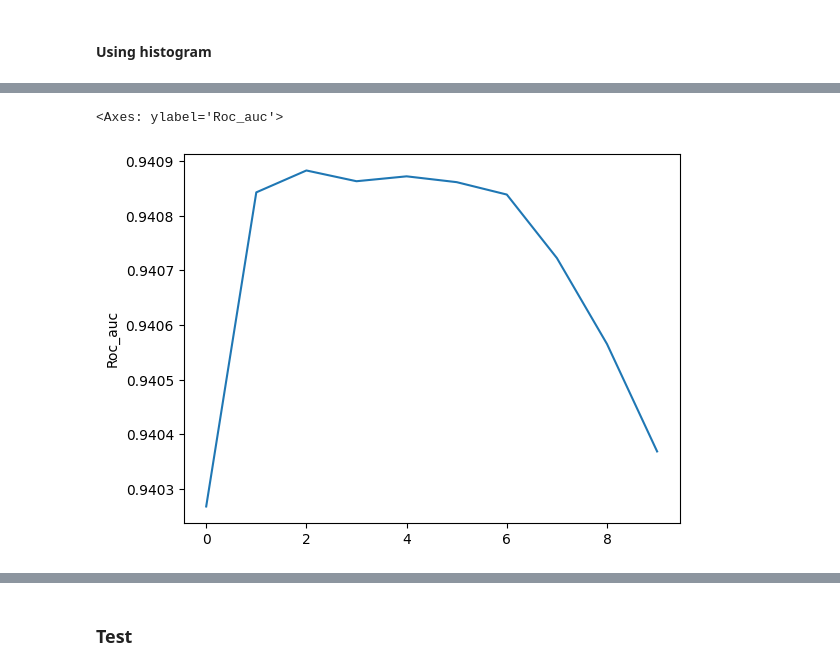
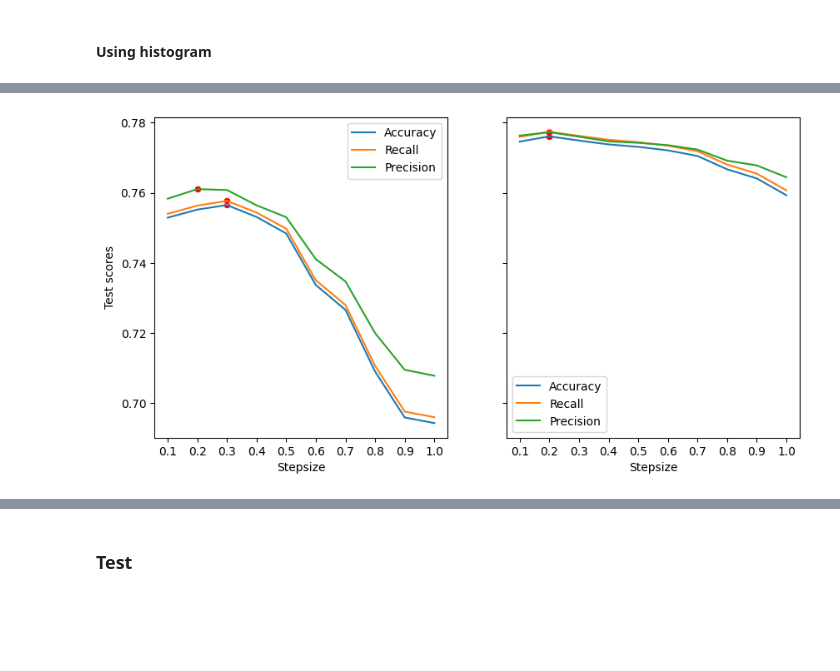
Before and after one commit to julielhagen/Clothing_classification-, a Jupyter notebook: NaiveBayes.ipynb, the cells around one changed output, grey strips where cells are left out. Drawn from its saved outputs; the diff is of its cells as text; code cells hidden in the pictures; blank space fills up the shorter version.

```diff
--- a/NaiveBayes.ipynb
+++ b/NaiveBayes.ipynb
@@ -268,5 +219,38 @@ sns.lineplot(scores_kde[['Accuracy', 'Recall', 'Precision']])
-# %%
-sns.lineplot(scores_kde['Roc_auc'])
-# %% [output]
-<Axes: ylabel='Roc_auc'>
-[figure, removed]
+# %%
+value = scores_hist[['Accuracy', 'Recall', 'Precision', 'Roc_auc']].max()
+idx = scores_hist[['Accuracy', 'Recall', 'Precision', 'Roc_auc']].idxmax()
+stepsize = scores_hist['Stepsize'].iloc[idx]
+
+d = {'Stepsize': list(stepsize), 'Value': value}
+max_scores_hist = pd.DataFrame(d)
+# %%
+value = scores_kde[['Accuracy', 'Recall', 'Precision', 'Roc_auc']].max()
+idx = scores_kde[['Accuracy', 'Recall', 'Precision', 'Roc_auc']].idxmax()
+stepsize = scores_kde['Stepsize'].iloc[idx]
+
+d = {'Stepsize': list(stepsize), 'Value': value}
+max_scores_kde = pd.DataFrame(d)
+# %%
+fig, ax = plt.subplots(1, 2, figsize=(10,5), sharey=True)
+
+# Plot accuracy, recall, and precision
+sns.lineplot(data=scores_hist,  x='Stepsize', y='Accuracy', label='Accuracy', ax=ax[0])
+sns.lineplot(data=scores_hist,  x='Stepsize', y='Recall', label='Recall', ax=ax[0])
+sns.lineplot(data=scores_hist,  x='Stepsize', y='Precision', label='Precision', ax=ax[0])
+
+sns.lineplot(data=scores_kde,  x='Stepsize', y='Accuracy', label='Accuracy', ax=ax[1])
+sns.lineplot(data=scores_kde,  x='Stepsize', y='Recall', label='Recall', ax=ax[1])
+sns.lineplot(data=scores_kde,  x='Stepsize', y='Precision', label='Precision', ax=ax[1])
+
+# Plot points for max scores
+sns.scatterplot(data=max_scores_hist[:3], x='Stepsize', y='Value', color='red', ax=ax[0])
+sns.scatterplot(data=max_scores_kde[:3], x='Stepsize', y='Value', color='red', ax=ax[1])
+
+ax[0].set_ylabel('Test scores')
+
+ax[0].set_xticks(H);
+ax[1].set_xticks(H);
+
+plt.savefig('NB_test_scores')
+# %% [output]
+[figure, added]
```
Also changed, not shown: parts of 17 cells of this notebook, 6 other files.
